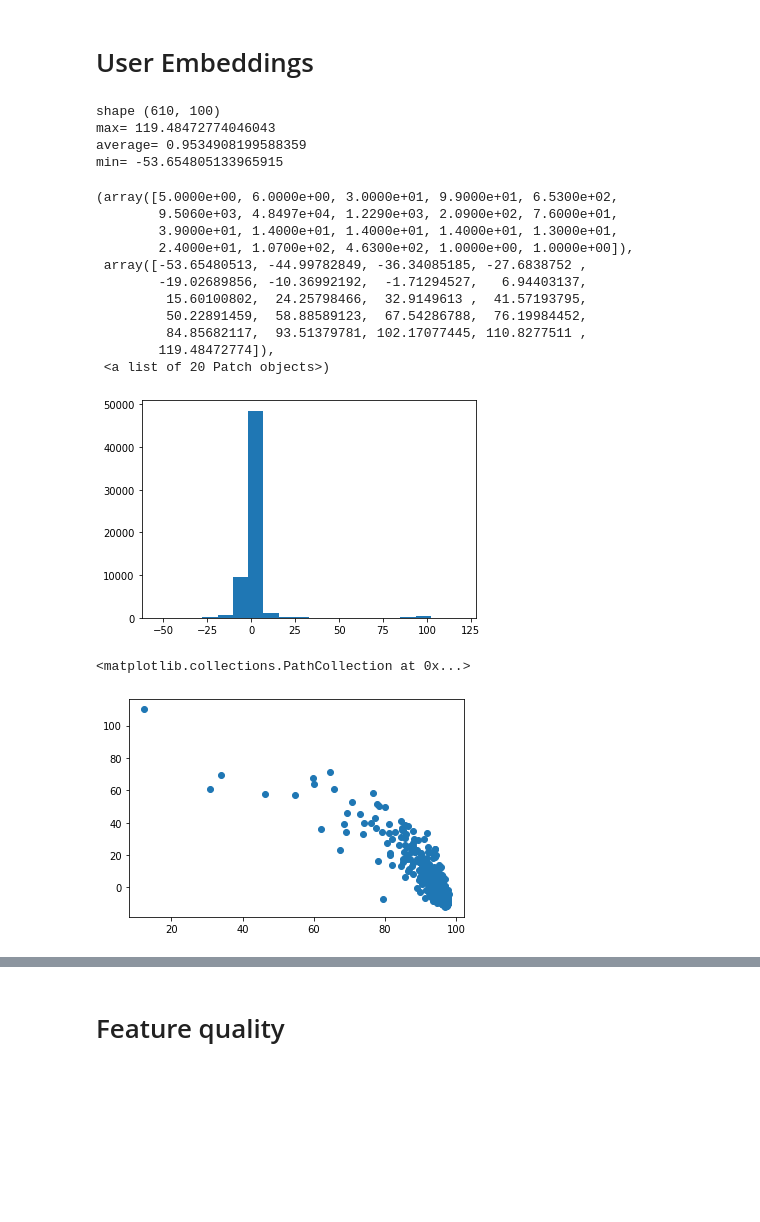
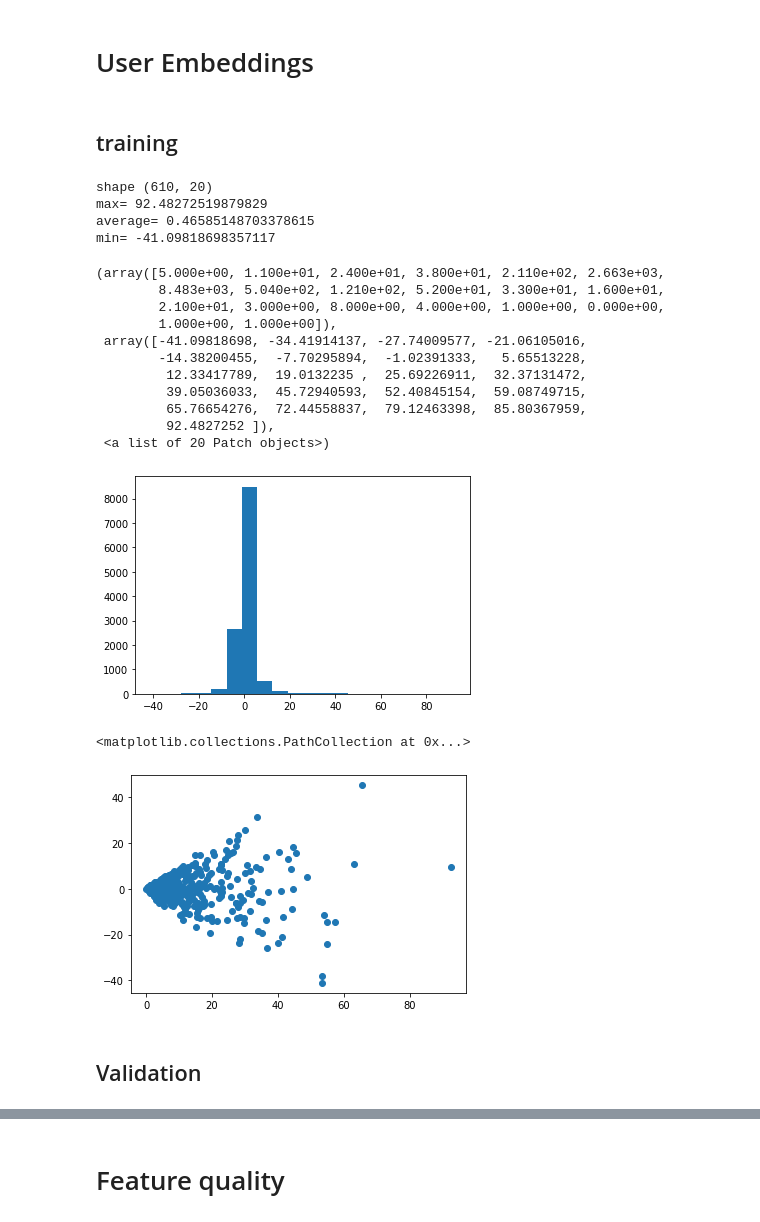
Before and after one commit to DaviesX/movie-lens, a Jupyter notebook: src/a_latent_tsvd.ipynb, the cells around one changed output, grey strips where cells are left out. Saved outputs shown, nothing was run; the diff lists cells and outputs as text; code cells hidden in the pictures; blank space fills up the shorter version.

```diff
--- a/src/a_latent_tsvd.ipynb
+++ b/src/a_latent_tsvd.ipynb
@@ -4,12 +6,14 @@
 import numpy as np
 import matplotlib.pyplot as plt
 
-movie_embeddings = np.load(file="../../data/embeddings_movie_train.npy")
+from data import dataset
 
-print("shape", movie_embeddings.shape)
-print("max=", np.max(movie_embeddings))
-print("average=", np.mean(movie_embeddings))
-print("min=", np.min(movie_embeddings))
+movie_embed_train = dataset.load_dense_array(file="../data/latent_tsvd_movie_train.npz")
 
-plt.hist(x=movie_embeddings.flatten(), bins=20)
+print("shape", movie_embed_train.shape)
+print("max=", np.max(movie_embed_train))
+print("average=", np.mean(movie_embed_train))
+print("min=", np.min(movie_embed_train))
+
+plt.hist(x=movie_embed_train.flatten(), bins=20)
 # %% [output]
@@ -36,0 +43,9 @@ plt.scatter(x=movie_embeddings[:,0], y=movie_embeddings[:,1])
+# %%
+movie_embed_valid = dataset.load_dense_array(file="../data/latent_tsvd_movie_valid.npz")
+
+print("shape", movie_embed_valid.shape)
+print("max=", np.max(movie_embed_valid))
+print("average=", np.mean(movie_embed_valid))
+print("min=", np.min(movie_embed_valid))
+
+plt.hist(x=movie_embed_valid.flatten(), bins=20)
@@ -65,33 +101,37 @@ plt.scatter(x=tsne_embeddings[:,0], y=tsne_embeddings[:,1], c=membership[:1000],
 # %% [markdown]
 # User Embeddings
+# %% [markdown]
+## training
 # %%
-user_embeddings = np.load(file="../../data/embeddings_user_train.npy")
+user_embed_train = dataset.load_dense_array(file="../data/latent_tsvd_user_train.npz")
 
-print("shape", user_embeddings.shape)
-print("max=", np.max(user_embeddings))
-print("average=", np.mean(user_embeddings))
-print("min=", np.min(user_embeddings))
+print("shape", user_embed_train.shape)
+print("max=", np.max(user_embed_train))
+print("average=", np.mean(user_embed_train))
+print("min=", np.min(user_embed_train))
 
-plt.hist(x=user_embeddings.flatten(), bins=20)
+plt.hist(x=user_embed_train.flatten(), bins=20)
 # %% [output]
-shape (610, 100)
-max= 119.48472774046043
-average= 0.9534908199588359
-min= -53.654805133965915
+shape (610, 20)
+max= 92.48272519879829
+average= 0.46585148703378615
+min= -41.09818698357117
-(array([5.0000e+00, 6.0000e+00, 3.0000e+01, 9.9000e+01, 6.5300e+02,
-        9.5060e+03, 4.8497e+04, 1.2290e+03, 2.0900e+02, 7.6000e+01,
-        3.9000e+01, 1.4000e+01, 1.4000e+01, 1.4000e+01, 1.3000e+01,
-        2.4000e+01, 1.0700e+02, 4.6300e+02, 1.0000e+00, 1.0000e+00]),
- array([-53.65480513, -44.99782849, -36.34085185, -27.6838752 ,
-        -19.02689856, -10.36992192,  -1.71294527,   6.94403137,
-         15.60100802,  24.25798466,  32.9149613 ,  41.57193795,
-         50.22891459,  58.88589123,  67.54286788,  76.19984452,
-         84.85682117,  93.51379781, 102.17077445, 110.8277511 ,
-        119.48472774]),
+(array([5.000e+00, 1.100e+01, 2.400e+01, 3.800e+01, 2.110e+02, 2.663e+03,
+        8.483e+03, 5.040e+02, 1.210e+02, 5.200e+01, 3.300e+01, 1.600e+01,
+        2.100e+01, 3.000e+00, 8.000e+00, 4.000e+00, 1.000e+00, 0.000e+00,
+        1.000e+00, 1.000e+00]),
+ array([-41.09818698, -34.41914137, -27.74009577, -21.06105016,
+        -14.38200455,  -7.70295894,  -1.02391333,   5.65513228,
+         12.33417789,  19.0132235 ,  25.69226911,  32.37131472,
+         39.05036033,  45.72940593,  52.40845154,  59.08749715,
+         65.76654276,  72.44558837,  79.12463398,  85.80367959,
+         92.4827252 ]),
  <a list of 20 Patch objects>)
-[figure, old version]
+[figure, new version]
 # %%
-plt.scatter(x=user_embeddings[:,0], y=user_embeddings[:,1])
+plt.scatter(x=user_embed_train[:,0], y=user_embed_train[:,1])
 # %% [output]
 <matplotlib.collections.PathCollection at 0x...>
-[figure, old version]
+[figure, new version]
+# %% [markdown]
+## Validation
```
Also changed, not shown: parts of 16 cells of this notebook, 1 other file.
